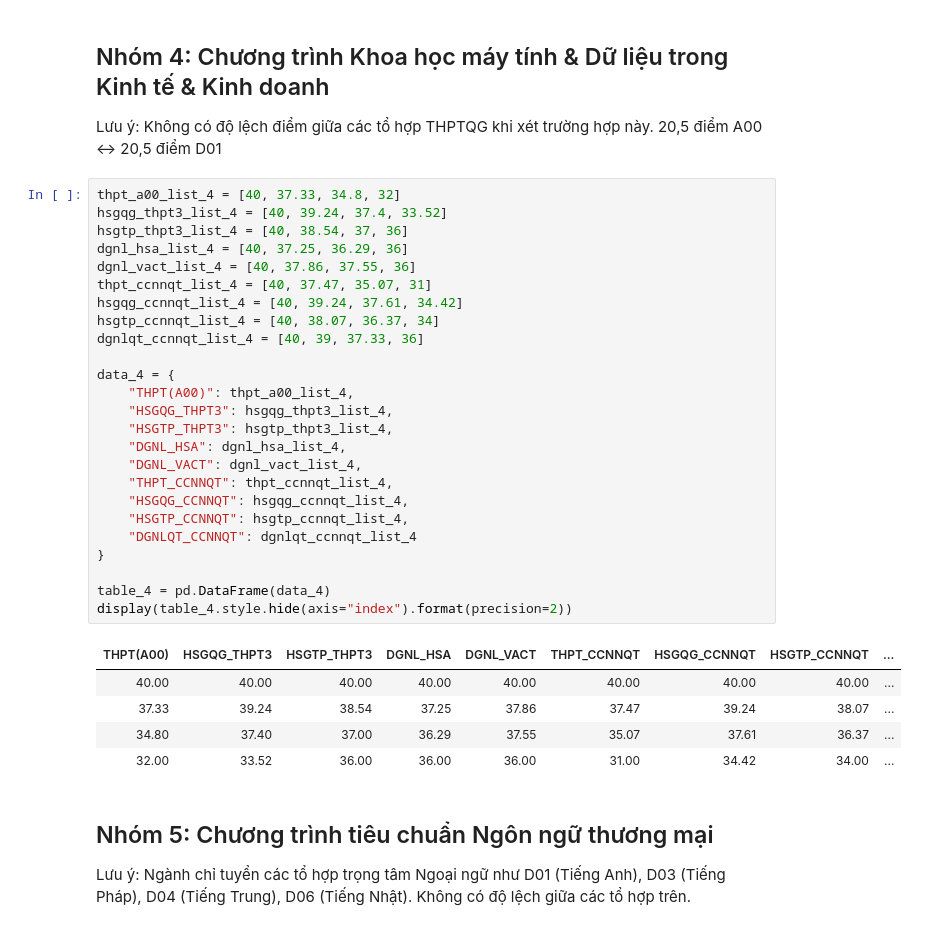
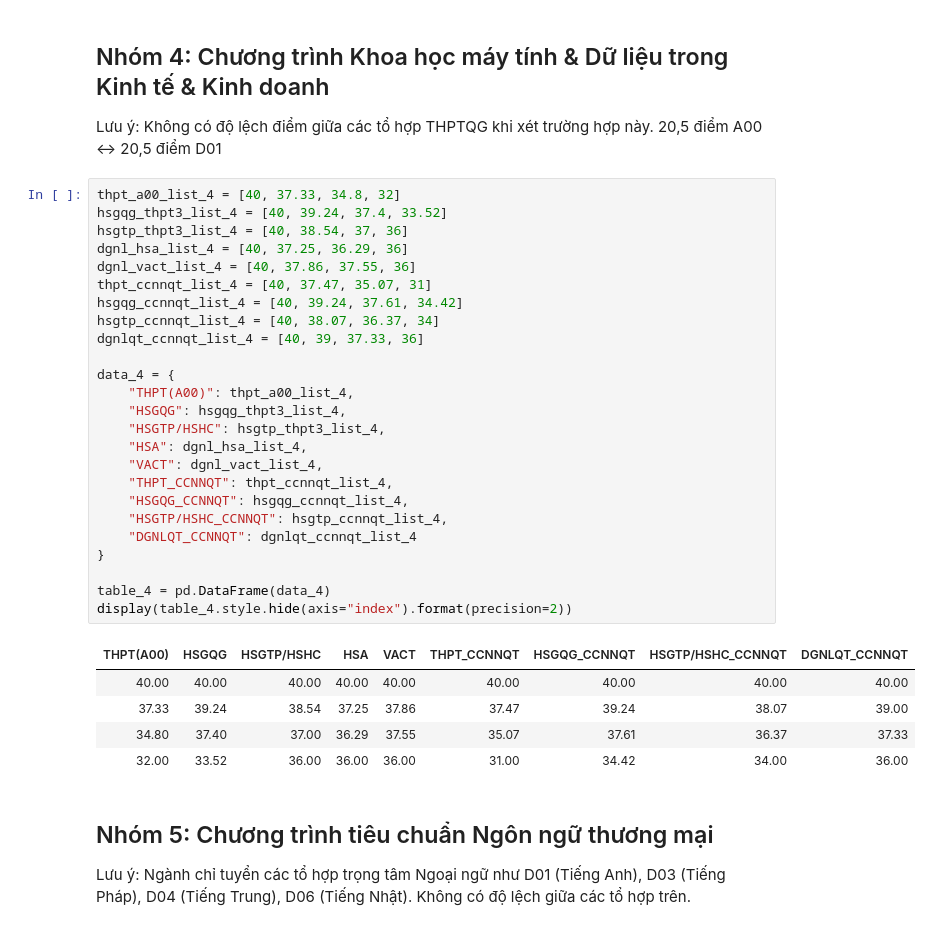
Before and after one commit to k1m1nonawa4869/THPT-converter, a Jupyter notebook: FTU.ipynb, the cells around one changed output. Cells and saved outputs as stored; diff of their text form.

```diff
--- a/FTU.ipynb
+++ b/FTU.ipynb
@@ -285,34 +283,34 @@ Lưu ý: Không có độ lệch điểm giữa các tổ hợp THPTQG khi xét
 # %%
 thpt_a00_list_4 = [40, 37.33, 34.8, 32]
 hsgqg_thpt3_list_4 = [40, 39.24, 37.4, 33.52]
 hsgtp_thpt3_list_4 = [40, 38.54, 37, 36]
 dgnl_hsa_list_4 = [40, 37.25, 36.29, 36]
 dgnl_vact_list_4 = [40, 37.86, 37.55, 36]
 thpt_ccnnqt_list_4 = [40, 37.47, 35.07, 31]
 hsgqg_ccnnqt_list_4 = [40, 39.24, 37.61, 34.42]
 hsgtp_ccnnqt_list_4 = [40, 38.07, 36.37, 34]
 dgnlqt_ccnnqt_list_4 = [40, 39, 37.33, 36]
 
 data_4 = {
     "THPT(A00)": thpt_a00_list_4,
-    "HSGQG_THPT3": hsgqg_thpt3_list_4,
-    "HSGTP_THPT3": hsgtp_thpt3_list_4,
-    "DGNL_HSA": dgnl_hsa_list_4,
-    "DGNL_VACT": dgnl_vact_list_4,
+    "HSGQG": hsgqg_thpt3_list_4,
+    "HSGTP/HSHC": hsgtp_thpt3_list_4,
+    "HSA": dgnl_hsa_list_4,
+    "VACT": dgnl_vact_list_4,
     "THPT_CCNNQT": thpt_ccnnqt_list_4,
     "HSGQG_CCNNQT": hsgqg_ccnnqt_list_4,
-    "HSGTP_CCNNQT": hsgtp_ccnnqt_list_4,
+    "HSGTP/HSHC_CCNNQT": hsgtp_ccnnqt_list_4,
     "DGNLQT_CCNNQT": dgnlqt_ccnnqt_list_4
 }
 
 table_4 = pd.DataFrame(data_4)
 display(table_4.style.hide(axis="index").format(precision=2))
 # %% [output]
-| THPT(A00) | HSGQG_THPT3 | HSGTP_THPT3 | DGNL_HSA | DGNL_VACT | THPT_CCNNQT | HSGQG_CCNNQT | HSGTP_CCNNQT | ... |
-| 40.00 | 40.00 | 40.00 | 40.00 | 40.00 | 40.00 | 40.00 | 40.00 | ... |
-| 37.33 | 39.24 | 38.54 | 37.25 | 37.86 | 37.47 | 39.24 | 38.07 | ... |
-| 34.80 | 37.40 | 37.00 | 36.29 | 37.55 | 35.07 | 37.61 | 36.37 | ... |
-| 32.00 | 33.52 | 36.00 | 36.00 | 36.00 | 31.00 | 34.42 | 34.00 | ... |
+| THPT(A00) | HSGQG | HSGTP/HSHC | HSA | VACT | THPT_CCNNQT | HSGQG_CCNNQT | HSGTP/HSHC_CCNNQT | DGNLQT_CCNNQT |
+| 40.00 | 40.00 | 40.00 | 40.00 | 40.00 | 40.00 | 40.00 | 40.00 | 40.00 |
+| 37.33 | 39.24 | 38.54 | 37.25 | 37.86 | 37.47 | 39.24 | 38.07 | 39.00 |
+| 34.80 | 37.40 | 37.00 | 36.29 | 37.55 | 35.07 | 37.61 | 36.37 | 37.33 |
+| 32.00 | 33.52 | 36.00 | 36.00 | 36.00 | 31.00 | 34.42 | 34.00 | 36.00 |
 # %% [markdown]
 ## Nhóm 5: Chương trình tiêu chuẩn Ngôn ngữ thương mại
 
```
Also changed, not shown: parts of 20 cells of this notebook, 1 other file.
